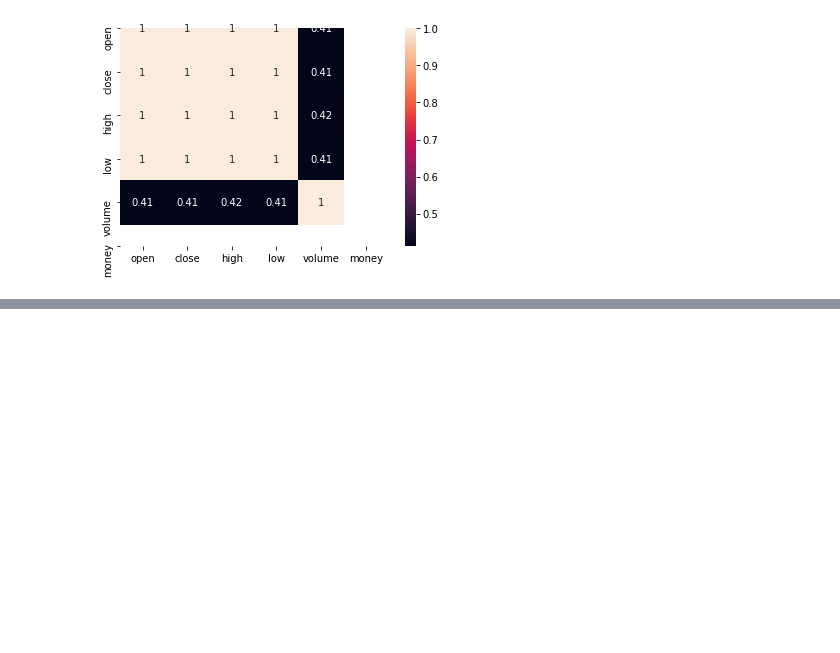
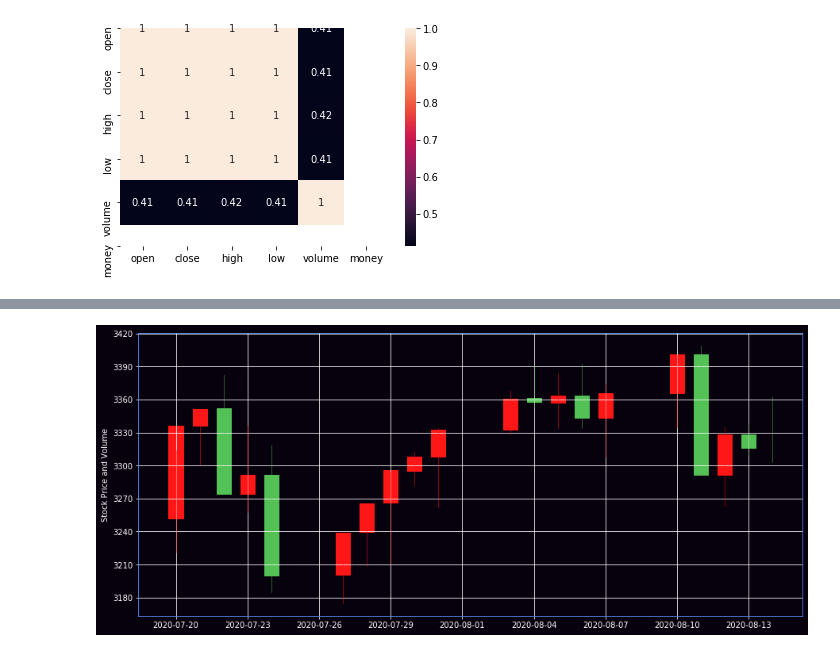
Before and after one commit to crash286/shujukeshihua, a Jupyter notebook: mazhen's work/SoftwareEngineeringCamp11111.ipynb, the cells around one changed output, grey strips where cells are left out. Saved outputs shown, nothing was run; the diff lists cells and outputs as text; code cells hidden in the pictures; blank space fills up the shorter version.

```diff
--- a/mazhen's work/SoftwareEngineeringCamp11111.ipynb
+++ b/mazhen's work/SoftwareEngineeringCamp11111.ipynb
@@ -90,0 +177,30 @@ sns.heatmap(correlation, annot=True)
+# %%
+fig = plt.figure(facecolor='#07000d', figsize=(15, 10))  # 设置画布背景颜色与画布大小
+ax = plt.subplot2grid((6, 4), (1, 0), rowspan=4, colspan=4, facecolor='#07000d')
+
+'''
+参数分别为：shape，location，rowspan，colspan
+
+shape设置网格布局，(6, 4)即6行4列，location设置起始画图位置，rowspan与colspan分别代表图形在行列上的跨度
+
+这里k线图从第2行，第1列起画，占4行4列
+
+之所以设置6行，是因为还有两个子图分别在上下(第1行和第6行)，可以见成品图
+
+'''
+candlestick_ochl(ax, plot_mat[50:80].values, width=0.6, colorup='#ff1717', colordown='#53c156')  # 设置线宽与涨跌颜色
+ax.grid(True, color='w')  # 设置网格及其颜色(白色)
+ax.xaxis.set_major_locator(mticker.MaxNLocator(10))  # 设置横轴刻度，MaxNLocator确定最多显示多少个刻度
+ax.yaxis.set_major_locator(mticker.MaxNLocator())  # 设置纵轴刻度，不填参数则MaxNLocator自动
+ax.xaxis.set_major_formatter(mdates.DateFormatter('%Y-%m-%d'))  # 设置横轴显示为时间
+ax.yaxis.label.set_color('w')  # 设置y轴标签的颜色(白色)
+ax.spines['bottom'].set_color('#5998ff')  # 设置底部轴颜色
+ax.spines['top'].set_color('#5998ff')  # 设置顶部轴颜色
+ax.spines['left'].set_color('#5998ff')  # 设置左轴颜色
+ax.spines['right'].set_color('#5998ff')  # 设置右轴颜色
+ax.tick_params(axis='y', colors='w')  # 设置y轴刻度颜色
+ax.tick_params(axis='x', colors='w')  # 设置x轴刻度颜色
+plt.ylabel('Stock Price and Volume', color='w')  # y轴标签
+plt.show()
+# %% [output]
+[figure, added]
```
Also changed, not shown: parts of 21 cells of this notebook, 1 other file.
